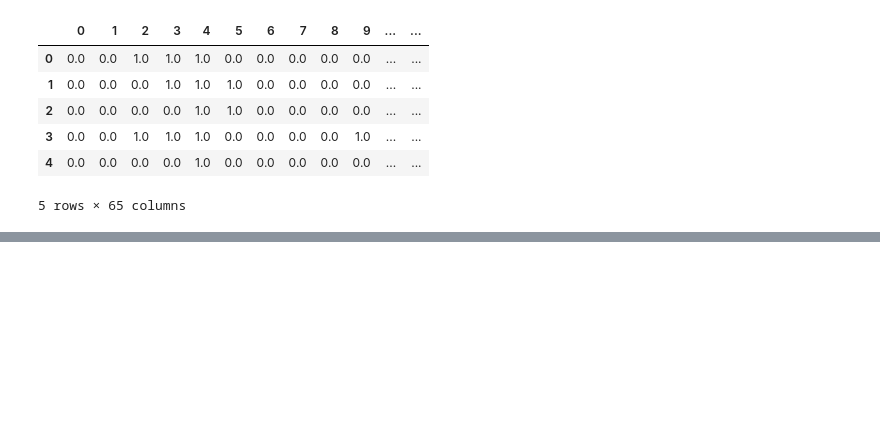
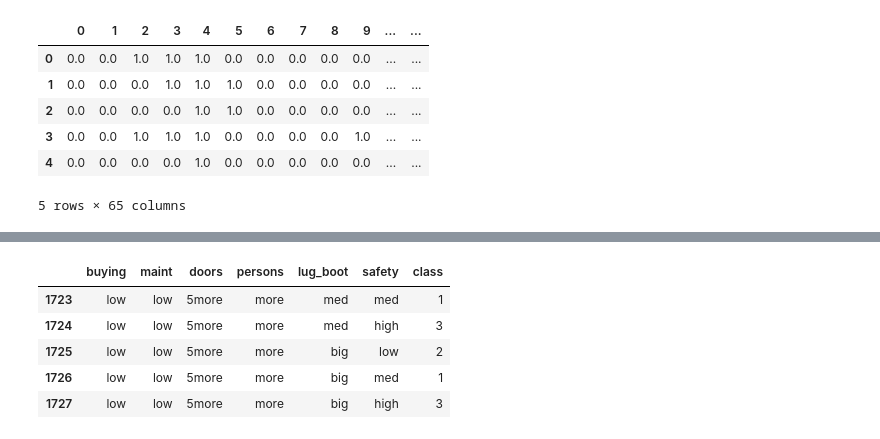
Before and after one commit to A-Howedy/RandomForest-SVM, a Jupyter notebook: RandomForest.ipynb, the cells around one changed output, grey strips where cells are left out. Cells and saved outputs as stored; diff of their text form; code cells hidden in the pictures; blank space fills up the shorter version.

```diff
--- a/RandomForest.ipynb
+++ b/RandomForest.ipynb
@@ -489,7 +538,7 @@ calculation_options = [gini_index_calculation, entropy_calculation, misclassific
 for idx, calculation in enumerate(calculation_options):
     print(f"calculation: {idx}")
     for num_of_trees in tree_nums:
-        trained_trees = random_forest(train, features, subset_length, max_depth, num_of_trees, calculation)
+        trained_trees = random_forest(train, features, subset_length, max_depth, num_of_trees, calculation,2)
         predictions = predict_data_with_trees(test, trained_trees, num_of_trees)
         i = 0
         correct = 0
@@ -525,7 +576,7 @@ f_names = [i for i in range(0,64)]
 threshold_intensity = 5
 for idx in mnist_set.index:
     for feature_name in f_names:
-        mnist_set.at[idx,feature_name] = 0 if mnist_set.at[idx,feature_name] < threshold_intensity else 1
+        mnist_set.at[idx,feature_name] = "0" if mnist_set.at[idx,feature_name] < threshold_intensity else "1"
 # %% [output]
 1797 1797
 # %%
@@ -543,4 +594,8 @@ mnist_set.head()
 # %%
 features = {}
 for fname in f_names:
-    features[fname] = 0
+    features[fname] = [0.0,1.0]
+
+#isinstance(features[4][0], mnist_set.at[4,4])
+print(mnist_set.at[4,4], features[4][1])
+mnist_set.at[4,4] == features[4][1]
@@ -550,3 +608,6 @@ tree_nums = [10,50,150]
 train,test = train_test_split(mnist_set, test_size=0.3,random_state = 42, shuffle=True)
 subset_length = ceil(sqrt(len(train)))
 calculation_options = [gini_index_calculation, entropy_calculation, misclassification_calculation]
+len_of_features = len(features)
+M = [i for i in range(2,ceil(log2(len_of_features+1))) if i % 2 == 0]
+M
@@ -569,0 +655,24 @@ calculation: 0
+# %%
+#car uci lm dataset
+feature_names = ["buying","maint","doors","persons","lug_boot","safety","class"]
+car_set = pd.read_csv("https://archive.ics.uci.edu/ml/machine-learning-databases/car/car.data", names = feature_names)
+features = {
+    "buying":["vhigh","high","med","low"],
+    "maint":["vhigh","high","med","low"],
+    "doors":["2","3","4","5more"],
+    "persons":["2","4","more"],
+    "lug_boot":["small","med","big"],
+    "safety":["low","med","high"]
+}
+#transform classes into numerical values
+labelEnc.fit(car_set['class'])
+car_set['class'] = labelEnc.transform(car_set['class'])
+car_set.tail()
+M = [i for i in range(2,ceil(log2(len_of_features+1))) if i % 2 == 0]
+# %% [output]
+|  | buying | maint | doors | persons | lug_boot | safety | class |
+| 1723 | low | low | 5more | more | med | med | 1 |
+| 1724 | low | low | 5more | more | med | high | 3 |
+| 1725 | low | low | 5more | more | big | low | 2 |
+| 1726 | low | low | 5more | more | big | med | 1 |
+| 1727 | low | low | 5more | more | big | high | 3 |
```
Also changed, not shown: parts of 18 cells of this notebook, 1 other file.
